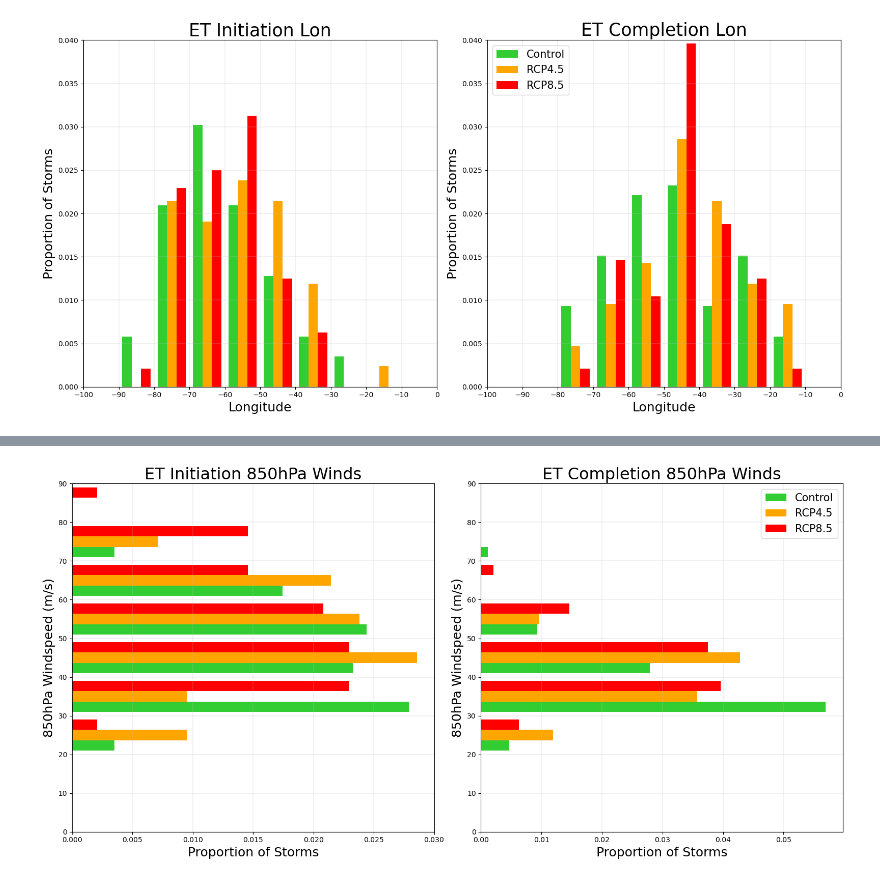
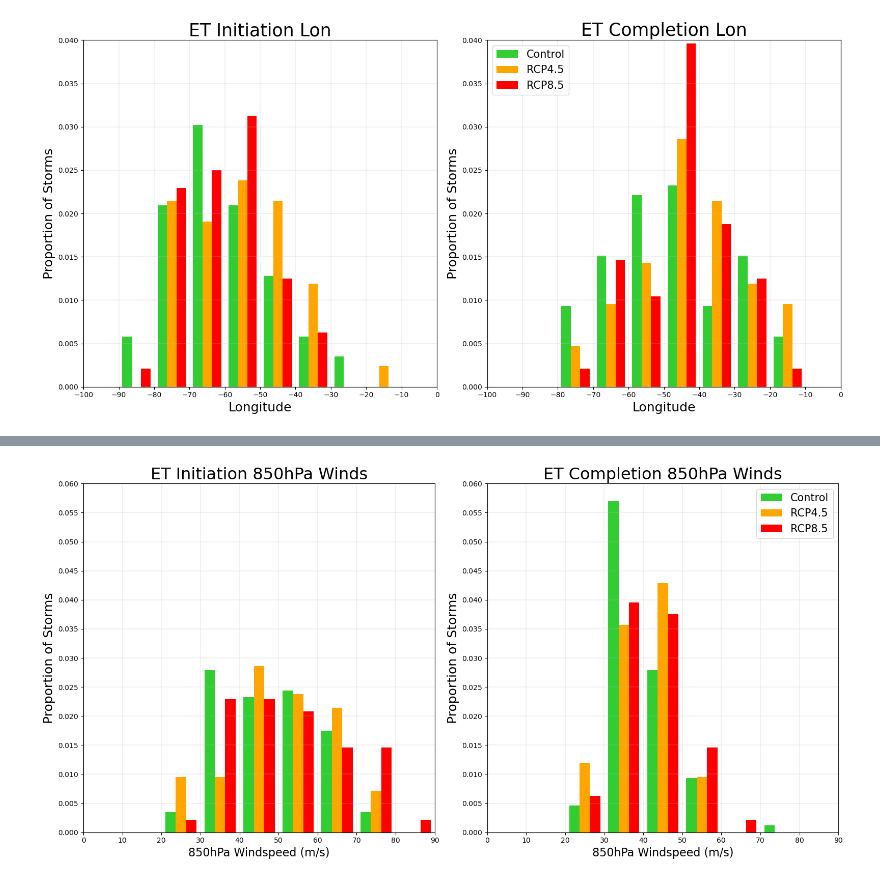
Before and after one commit to Luigi728/ExtraTrack_Github, a Jupyter notebook: RCP_Analysis/RCP_Analysis_V6.7.2.ipynb, the cells around one changed output, grey strips where cells are left out. Saved outputs shown, nothing was run; the diff lists cells and outputs as text; code cells hidden in the pictures.

```diff
--- a/RCP_Analysis/RCP_Analysis_V6.7.2.ipynb
+++ b/RCP_Analysis/RCP_Analysis_V6.7.2.ipynb
@@ -284,0 +209,11 @@ def Precip_Field_Find(DF_Storm_Compo, Compo_nc):
+# %%
+# Find Precip Rate From Compo File
+def Precip_Rate(Compo_nc, Compo_Index):
+    Precip_ms = numpy.array(Compo_nc.snap_PRECT[int(Compo_Index)])
+    Precip_mmhr = Precip_ms * 3600 * 1000
+    return (Precip_mmhr)
+# %%
+# Find Precipitable Water From Compo File
+def Precip_Water(Compo_nc, Compo_Index):
+    Precipitable_Water = numpy.array(Compo_nc.snap_TMQ[int(Compo_Index)])
+    return (Precipitable_Water)
@@ -609,6 +458,7 @@ def ET_Compo_Boxplot_Formatting(Boxplot, Axis, Var, Colours, Labels, Vert, Bins,
 # %%
 # Create Function to Plot ET Histograms
-def ET_Compo_Histogram(Control_ET, RCP45_ET, RCP85_ET, Var, Rela, Orient, Bins, Savefig, Figname):
+def ET_Compo_Histogram(Control_ET, RCP45_ET, RCP85_ET, Var, Var_Title, Var_Label, Rela, Orient, Bins, \
+    Dens_Min, Dens_Max, Dens_Width, Savefig, Figname):
     Fig = pyplot.figure(figsize=(16,8))
     Colours = ['limegreen', 'orange', 'red']
     Labels = ["Control", "RCP4.5", "RCP8.5"]
@@ -617,14 +467,16 @@ def ET_Compo_Histogram(Control_ET, RCP45_ET, RCP85_ET, Var, Rela, Orient, Bins,
     Var1 = "ET Begin " + Var
     pyplot.hist([Control_ET[Var1], RCP45_ET[Var1], RCP85_ET[Var1]], density=Rela, orientation=Orient, \
     bins=Bins, color=Colours, label=Labels)
-    ET_Compo_Histo_Formatting(Var, Rela, Orient, Bins, "ET Initiation ")
+    ET_Compo_Histo_Formatting(Var, Var_Title, Var_Label, Rela, Orient, Bins, \
+    Dens_Min, Dens_Max, Dens_Width, "ET Initiation ")
 #
 # Plot ET Completion
     Axis = Fig.add_subplot(1,2,2)
     Var2 = "ET Complete " + Var
     pyplot.hist([Control_ET[Var2], RCP45_ET[Var2], RCP85_ET[Var2]], density=Rela, orientation=Orient, \
     bins=Bins, color=Colours, label=Labels)
-    ET_Compo_Histo_Formatting(Var, Rela, Orient, Bins, "ET Completion ")
+    ET_Compo_Histo_Formatting(Var, Var_Title, Var_Label, Rela, Orient, Bins, \
+    Dens_Min, Dens_Max, Dens_Width, "ET Completion ")
 # Legend
     pyplot.legend(loc=1, fontsize=15)
 #
@@ -753,5 +552,17 @@ ET_Compo_Boxplot(Control_ET_Compo, RCP45_ET_Compo, RCP85_ET_Compo, \
 # %%
-ET_Compo_Histogram(Control_ET_Compo, RCP45_ET_Compo, RCP85_ET_Compo, \
-"850hPa Winds", True, 'horizontal', Create_Bins(0,90,10), True, 'ET_850hPa_Winds_Histo.png')
+Var = "850hPa Winds"
+Var_Title = "850hPa Winds"
+Var_Label = "850hPa Windspeed (m/s)"
+Rela = True
+Orient = 'vertical'
+Bins = Create_Bins(0,90,10)
+Dens_Min, Dens_Max, Dens_Width = 0, 0.06, 0.005
+Savefig = True
+Figname = 'ET_850hPa_Winds_Histo.png'
+ET_Compo_Histogram(Control_ET_Compo, RCP45_ET_Compo, RCP85_ET_Compo, Var, Var_Title, Var_Label, Rela, Orient, Bins, \
+Dens_Min, Dens_Max, Dens_Width, Savefig, Figname)
+
+#ET_Compo_Histogram(Control_ET_Compo, RCP45_ET_Compo, RCP85_ET_Compo, \
+#"850hPa Winds", True, 'horizontal', Create_Bins(0,90,10), True, 'ET_850hPa_Winds_Histo.png')
 # %% [output]
-[figure, old version]
+[figure, new version]
```
Also changed, not shown: parts of 53 cells of this notebook, 30 other files.
